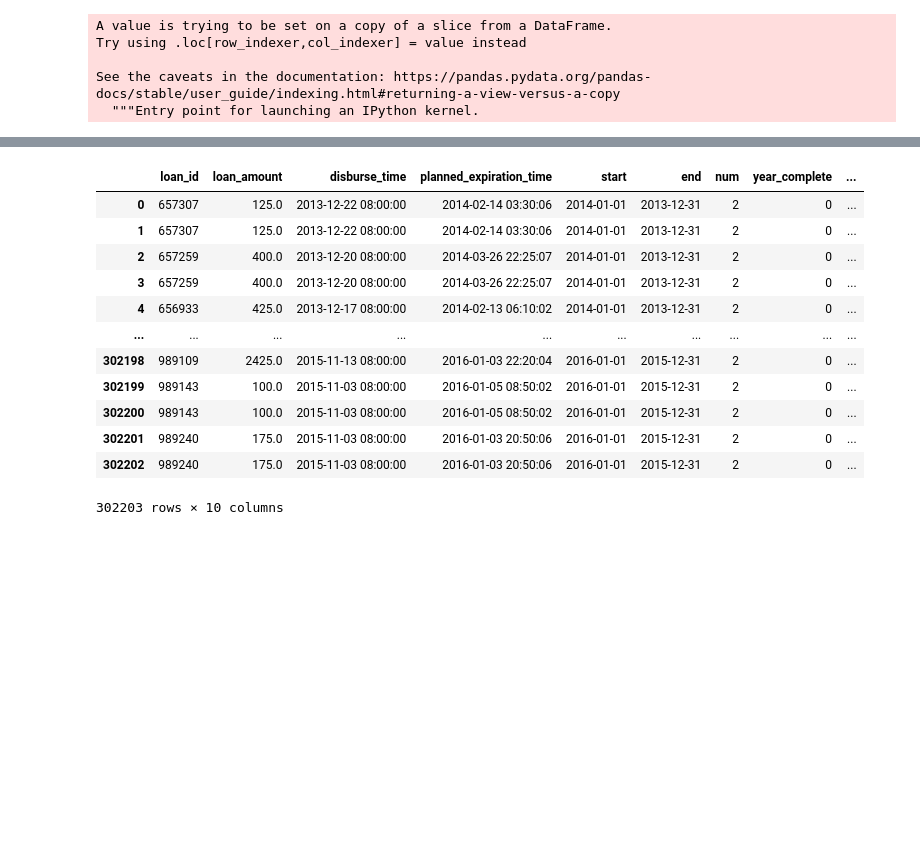
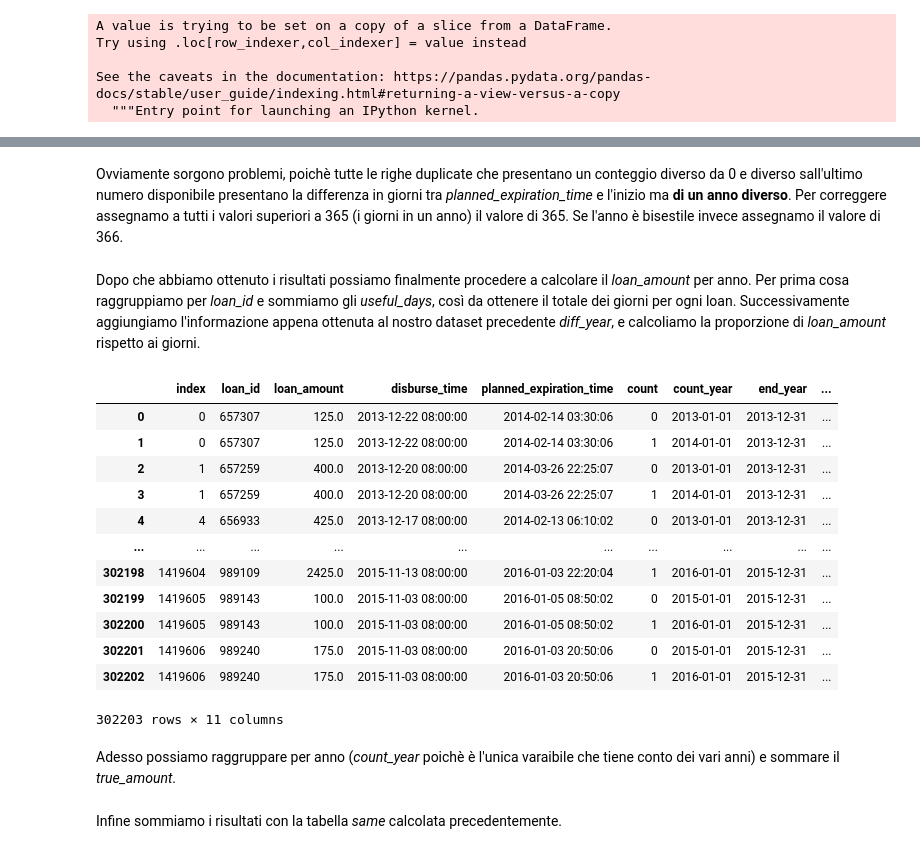
Before and after one commit to MarcoP9/FOCS, a Jupyter notebook: Project.ipynb, the cells around one changed output, grey strips where cells are left out. Cells and saved outputs as stored; diff of their text form; code cells hidden in the pictures; blank space fills up the shorter version.

```diff
--- a/Project.ipynb
+++ b/Project.ipynb
@@ -458,2 +454,0 @@ diff_year = pd.merge(diff_year, conto, on = "loan_id")
-# %%
-diff_year["year_complete"] = diff_year["num"] - 2
@@ -462,22 +455,29 @@ Dato che la timezone nei punti successivi potrebbe creare problemi la eliminiamo
-# %%
-diff_year["planned_expiration_time"] = diff_year["planned_expiration_time"].dt.tz_localize(None)
-diff_year["disburse_time"] = diff_year["disburse_time"].dt.tz_localize(None)
-# %%
-diff_year["day_until_end_year"] = (diff_year["end"] - diff_year["disburse_time"]).dt.days
-diff_year["day_since_start_year"] = (diff_year["planned_expiration_time"] - diff_year["start"]).dt.days
-# %%
-diff_year
-# %% [output]
-|  | loan_id | loan_amount | disburse_time | planned_expiration_time | start | end | num | year_complete | ... |
-| 0 | 657307 | 125.0 | 2013-12-22 08:00:00 | 2014-02-14 03:30:06 | 2014-01-01 | 2013-12-31 | 2 | 0 | ... |
-| 1 | 657307 | 125.0 | 2013-12-22 08:00:00 | 2014-02-14 03:30:06 | 2014-01-01 | 2013-12-31 | 2 | 0 | ... |
-| 2 | 657259 | 400.0 | 2013-12-20 08:00:00 | 2014-03-26 22:25:07 | 2014-01-01 | 2013-12-31 | 2 | 0 | ... |
-| 3 | 657259 | 400.0 | 2013-12-20 08:00:00 | 2014-03-26 22:25:07 | 2014-01-01 | 2013-12-31 | 2 | 0 | ... |
-| 4 | 656933 | 425.0 | 2013-12-17 08:00:00 | 2014-02-13 06:10:02 | 2014-01-01 | 2013-12-31 | 2 | 0 | ... |
-| ... | ... | ... | ... | ... | ... | ... | ... | ... | ... |
-| 302198 | 989109 | 2425.0 | 2015-11-13 08:00:00 | 2016-01-03 22:20:04 | 2016-01-01 | 2015-12-31 | 2 | 0 | ... |
-| 302199 | 989143 | 100.0 | 2015-11-03 08:00:00 | 2016-01-05 08:50:02 | 2016-01-01 | 2015-12-31 | 2 | 0 | ... |
-| 302200 | 989143 | 100.0 | 2015-11-03 08:00:00 | 2016-01-05 08:50:02 | 2016-01-01 | 2015-12-31 | 2 | 0 | ... |
-| 302201 | 989240 | 175.0 | 2015-11-03 08:00:00 | 2016-01-03 20:50:06 | 2016-01-01 | 2015-12-31 | 2 | 0 | ... |
-| 302202 | 989240 | 175.0 | 2015-11-03 08:00:00 | 2016-01-03 20:50:06 | 2016-01-01 | 2015-12-31 | 2 | 0 | ... |
-302203 rows × 10 columns
+# %% [markdown]
+Ovviamente sorgono problemi, poichè tutte le righe duplicate che presentano un conteggio diverso da 0 e diverso sall'ultimo numero disponibile presentano la differenza in giorni tra *planned_expiration_time* e l'inizio ma **di un anno diverso**. Per correggere assegnamo a tutti i valori superiori a 365 (i giorni in un anno) il valore di 365. Se l'anno è bisestile invece assegnamo il valore di 366.
+# %%
+diff_year.loc[(diff_year["useful_days"] > 365) & (diff_year["count_year"].dt.is_leap_year == True), "useful_days"] = 366
+diff_year.loc[(diff_year["useful_days"] > 365) & (diff_year["count_year"].dt.is_leap_year == False), "useful_days"] = 365
+# %% [markdown]
+Dopo che abbiamo ottenuto i risultati possiamo finalmente procedere a calcolare il *loan_amount* per anno. Per prima cosa raggruppiamo per *loan_id* e sommiamo gli *useful_days*, così da ottenere il totale dei giorni per ogni loan.
+Successivamente aggiungiamo l'informazione appena ottenuta al nostro dataset precedente *diff_year*, e calcoliamo la proporzione di *loan_amount* rispetto ai giorni.
+# %%
+days = pd.DataFrame(diff_year.groupby("loan_id")["useful_days"].sum())
+result = pd.merge(diff_year, days, on = "loan_id", suffixes = ("","_tot"))
+result["true_amount"] = result["loan_amount"]*result["useful_days"] / result["useful_days_tot"]
+result
+# %% [output]
+|  | index | loan_id | loan_amount | disburse_time | planned_expiration_time | count | count_year | end_year | ... |
+| 0 | 0 | 657307 | 125.0 | 2013-12-22 08:00:00 | 2014-02-14 03:30:06 | 0 | 2013-01-01 | 2013-12-31 | ... |
+| 1 | 0 | 657307 | 125.0 | 2013-12-22 08:00:00 | 2014-02-14 03:30:06 | 1 | 2014-01-01 | 2013-12-31 | ... |
+| 2 | 1 | 657259 | 400.0 | 2013-12-20 08:00:00 | 2014-03-26 22:25:07 | 0 | 2013-01-01 | 2013-12-31 | ... |
+| 3 | 1 | 657259 | 400.0 | 2013-12-20 08:00:00 | 2014-03-26 22:25:07 | 1 | 2014-01-01 | 2013-12-31 | ... |
+| 4 | 4 | 656933 | 425.0 | 2013-12-17 08:00:00 | 2014-02-13 06:10:02 | 0 | 2013-01-01 | 2013-12-31 | ... |
+| ... | ... | ... | ... | ... | ... | ... | ... | ... | ... |
+| 302198 | 1419604 | 989109 | 2425.0 | 2015-11-13 08:00:00 | 2016-01-03 22:20:04 | 1 | 2016-01-01 | 2015-12-31 | ... |
+| 302199 | 1419605 | 989143 | 100.0 | 2015-11-03 08:00:00 | 2016-01-05 08:50:02 | 0 | 2015-01-01 | 2015-12-31 | ... |
+| 302200 | 1419605 | 989143 | 100.0 | 2015-11-03 08:00:00 | 2016-01-05 08:50:02 | 1 | 2016-01-01 | 2015-12-31 | ... |
+| 302201 | 1419606 | 989240 | 175.0 | 2015-11-03 08:00:00 | 2016-01-03 20:50:06 | 0 | 2015-01-01 | 2015-12-31 | ... |
+| 302202 | 1419606 | 989240 | 175.0 | 2015-11-03 08:00:00 | 2016-01-03 20:50:06 | 1 | 2016-01-01 | 2015-12-31 | ... |
+302203 rows × 11 columns
+# %% [markdown]
+Adesso possiamo raggruppare per anno (*count_year* poichè è l'unica varaibile che tiene conto dei vari anni) e sommare il *true_amount*.
@@ -483,0 +487,2 @@ diff_year
+# %% [markdown]
+Infine sommiamo i risultati con la tabella *same* calcolata precedentemente.
```
Also changed, not shown: parts of 31 cells of this notebook.
